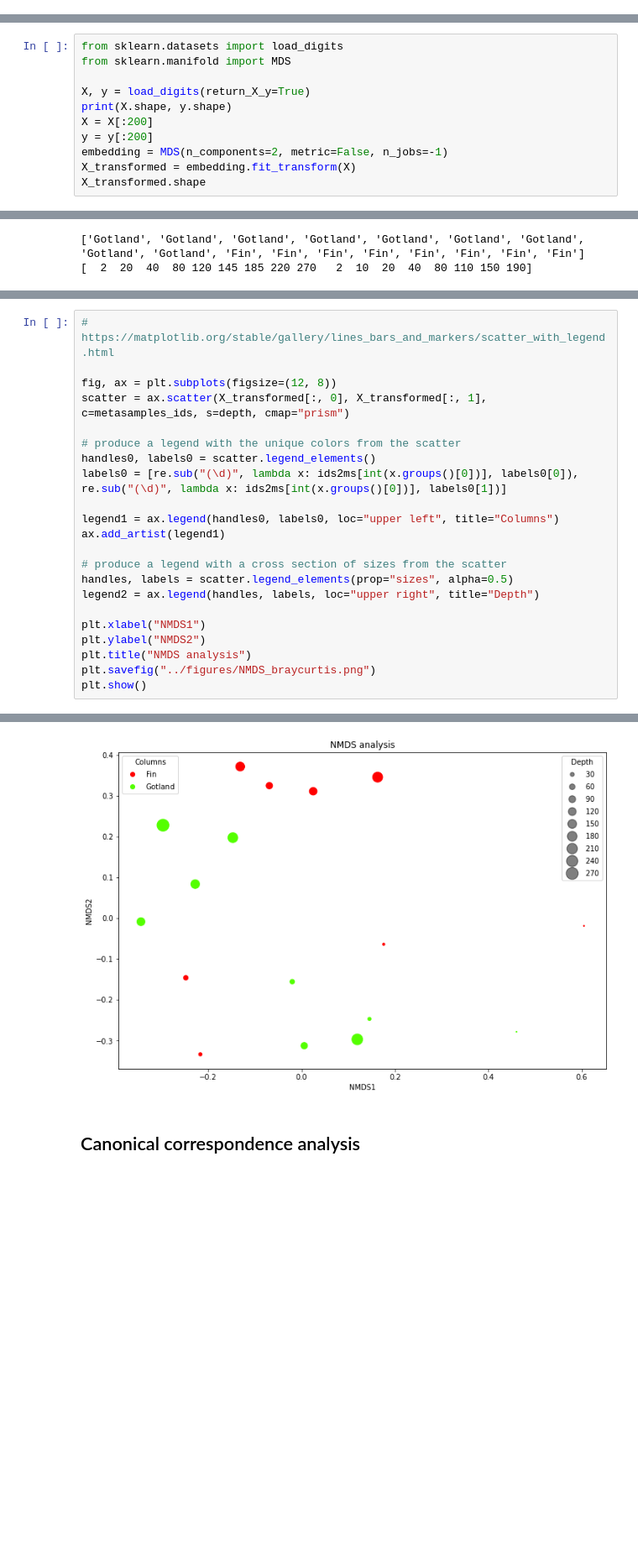
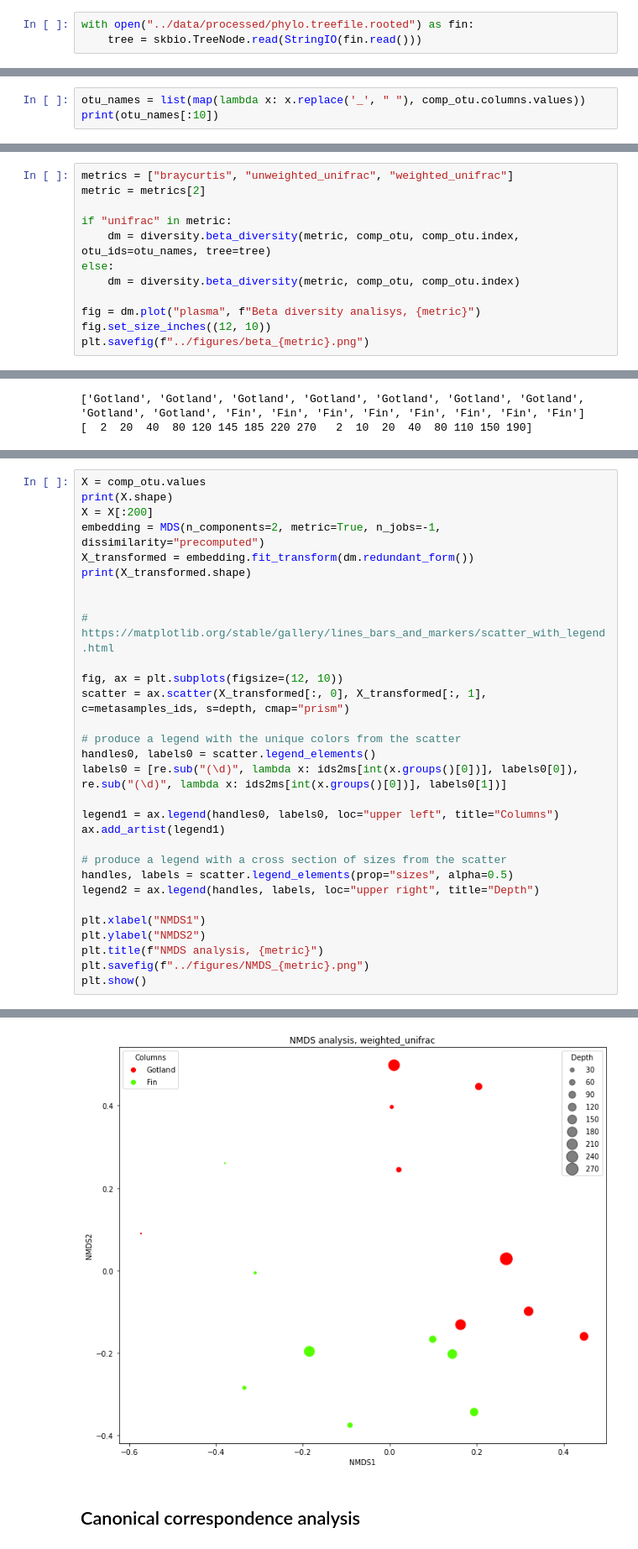
Before and after one commit to kpotoh/valerik, a Jupyter notebook: notebooks/diversity.ipynb, the cells around one changed output, grey strips where cells are left out. Shown: that part at 84% size. Saved outputs shown, nothing was run; the diff lists cells and outputs as text; blank space fills up the shorter version.

Commit message:
beta and NMDS with tree done

```diff
--- a/notebooks/diversity.ipynb
+++ b/notebooks/diversity.ipynb
@@ -162,2 +165,5 @@ comp_otu.sum(1).reset_index().T
+# %%
+with open("../data/processed/phylo.treefile.rooted") as fin:
+    tree = skbio.TreeNode.read(StringIO(fin.read()))
 # %% [markdown]
 ## Beta diversity
@@ -176,0 +184,3 @@ plt.savefig("../figures/beta_braycurtis.png")
+# %%
+otu_names = list(map(lambda x: x.replace('_', " "), comp_otu.columns.values))
+print(otu_names[:10])
@@ -176,0 +189,12 @@ plt.savefig("../figures/beta_braycurtis.png")
+# %%
+metrics = ["braycurtis", "unweighted_unifrac", "weighted_unifrac"]
+metric = metrics[2]
+
+if "unifrac" in metric:
+    dm = diversity.beta_diversity(metric, comp_otu, comp_otu.index, otu_ids=otu_names, tree=tree)
+else:
+    dm = diversity.beta_diversity(metric, comp_otu, comp_otu.index)
+
+fig = dm.plot("plasma", f"Beta diversity analisys, {metric}")
+fig.set_size_inches((12, 10))
+plt.savefig(f"../figures/beta_{metric}.png")
@@ -181,11 +204,0 @@ plt.savefig("../figures/beta_braycurtis.png")
-# %%
-from sklearn.datasets import load_digits
-from sklearn.manifold import MDS
-
-X, y = load_digits(return_X_y=True)
-print(X.shape, y.shape)
-X = X[:200]
-y = y[:200]
-embedding = MDS(n_components=2, metric=False, n_jobs=-1)
-X_transformed = embedding.fit_transform(X)
-X_transformed.shape
@@ -224,7 +218,15 @@ print(X_transformed.shape)
 # %%
+X = comp_otu.values
+print(X.shape)
+X = X[:200]
+embedding = MDS(n_components=2, metric=True, n_jobs=-1, dissimilarity="precomputed")
+X_transformed = embedding.fit_transform(dm.redundant_form())
+print(X_transformed.shape)
+
+
 # https://matplotlib.org/stable/gallery/lines_bars_and_markers/scatter_with_legend.html
 
-fig, ax = plt.subplots(figsize=(12, 8))
+fig, ax = plt.subplots(figsize=(12, 10))
 scatter = ax.scatter(X_transformed[:, 0], X_transformed[:, 1], c=metasamples_ids, s=depth, cmap="prism")
 
 # produce a legend with the unique colors from the scatter
@@ -240,7 +242,7 @@ legend2 = ax.legend(handles, labels, loc="upper right", title="Depth")
 
 plt.xlabel("NMDS1")
 plt.ylabel("NMDS2")
-plt.title("NMDS analysis")
-plt.savefig("../figures/NMDS_braycurtis.png")
+plt.title(f"NMDS analysis, {metric}")
+plt.savefig(f"../figures/NMDS_{metric}.png")
 plt.show()
 # %% [output]
@@ -247,4 +251,4 @@ plt.show()
-[figure, old version]
+[figure, new version]
 # %% [markdown]
 ## Canonical correspondence analysis
 # %%
```
Also changed, not shown: parts of 13 cells of this notebook, 20 other files.
